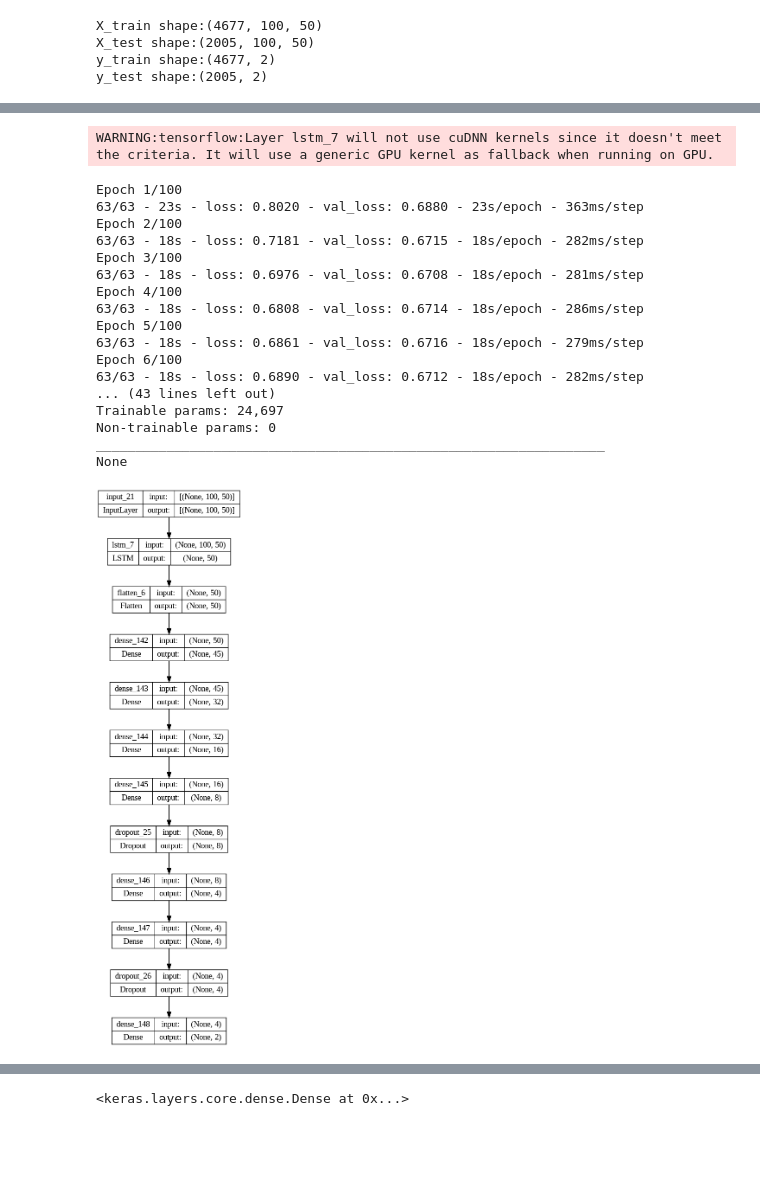
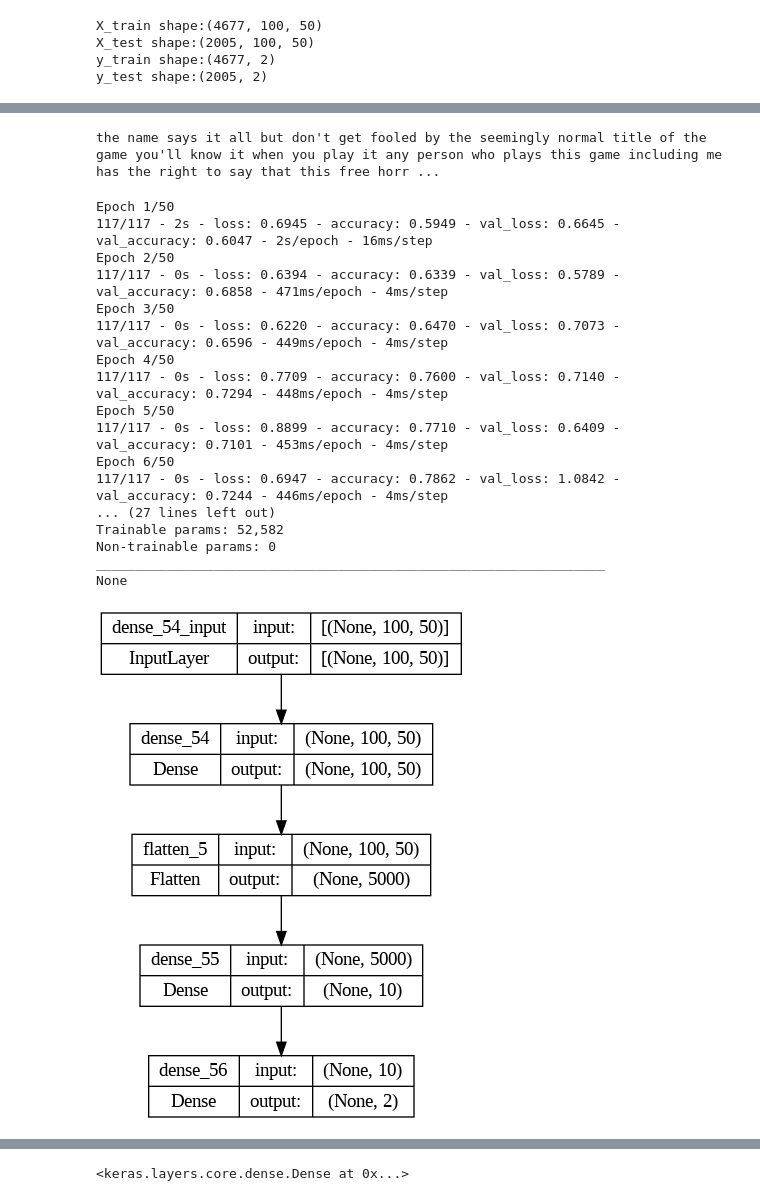
Before and after one commit to JasonTPhillipsJr/CSC215, a Jupyter notebook: FinalProject.ipynb, the cells around one changed output, grey strips where cells are left out. Saved outputs shown, nothing was run; the diff lists cells and outputs as text; code cells hidden in the pictures; blank space fills up the shorter version.

```diff
--- a/FinalProject.ipynb
+++ b/FinalProject.ipynb
@@ -637,58 +756,49 @@ model_final.fit(X_train, y_train,
+# %%
+colors = colorize(attrs_i)
+
+HTML("".join(list(map(hlstr, words, colors))))
+# %% [output]
+the name says it all but don't get fooled by the seemingly normal title of the game you'll know it when you play it any person who plays this game including me has the right to say that this free horr ...
 # %%
-visible11 = Input(shape=(100,50))
-hidden11 = LSTM(50, activation='relu', dropout=.5, recurrent_dropout=.2, return_sequences=False)(visible11)
-hidden21 = Flatten()(hidden11)
-hidden12 = Dense(45, activation='relu')(hidden21)
-hidden13 = Dense(32, activation='relu')(hidden12)
-hidden14 = Dense(16, activation='relu')(hidden13)
-hidden15 = Dense(8, activation='relu')(hidden14)
-drop11 = Dropout(.5)(hidden15)
-hidden16 = Dense(4, activation='relu')(drop11)
+#MODEL 2 (WORKS WELL)
+model = Sequential()
+model.add(Dense(50, input_shape= (100,50), activation='relu'))
+model.add(Flatten())
+model.add(Dense(10, activation='relu'))
+model.add(Dense(2))
 
-
-# interpretation model
-hidden32 = Dense(4, activation='sigmoid')(hidden16)
-drop31 = Dropout(.5)(hidden32)
-output = Dense(2, activation='softmax')(drop31)
-
-
-model = Model(inputs=visible11, outputs=output)
-
-model.compile(loss='categorical_crossentropy', optimizer='adam')
+model.compile(loss='categorical_crossentropy', optimizer='adam', metrics=['accuracy'])
 
 monitor = EarlyStopping(monitor='val_loss', min_delta=1e-3, patience=5, verbose=1, mode='auto')
 
-model.fit(X_test, y_test,
-          validation_data=(X_test, y_test),
-          callbacks=[monitor],
-          verbose=2,
-          epochs=100)
+checkpointer = ModelCheckpoint(filepath="dnn/best_weights.hdf5", verbose=0, save_best_only=True)
+
+model.fit(X_train,y_train,validation_data=(X_test,y_test),callbacks = [monitor, checkpointer],verbose=2,epochs=50)
 
 m_pred = model.predict(X_test)
 m_pred = np.argmax(m_pred,axis=1)
 y_true=np.argmax(y_test,axis=1)
 print(classification_report(y_true, m_pred))
 # summarize layers
 print(model.summary())
 # plot graph
 plot_model(model, show_shapes=True)
 # %% [output]
-WARNING:tensorflow:Layer lstm_7 will not use cuDNN kernels since it doesn't meet the criteria. It will use a generic GPU kernel as fallback when running on GPU.
+Epoch 1/50
+117/117 - 2s - loss: 0.6945 - accuracy: 0.5949 - val_loss: 0.6645 - val_accuracy: 0.6047 - 2s/epoch - 16ms/step
+Epoch 2/50
+117/117 - 0s - loss: 0.6394 - accuracy: 0.6339 - val_loss: 0.5789 - val_accuracy: 0.6858 - 471ms/epoch - 4ms/step
+Epoch 3/50
+117/117 - 0s - loss: 0.6220 - accuracy: 0.6470 - val_loss: 0.7073 - val_accuracy: 0.6596 - 449ms/epoch - 4ms/step
+Epoch 4/50
+117/117 - 0s - loss: 0.7709 - accuracy: 0.7600 - val_loss: 0.7140 - val_accuracy: 0.7294 - 448ms/epoch - 4ms/step
+Epoch 5/50
+117/117 - 0s - loss: 0.8899 - accuracy: 0.7710 - val_loss: 0.6409 - val_accuracy: 0.7101 - 453ms/epoch - 4ms/step
+Epoch 6/50
+117/117 - 0s - loss: 0.6947 - accuracy: 0.7862 - val_loss: 1.0842 - val_accuracy: 0.7244 - 446ms/epoch - 4ms/step
+... (27 lines left out)
+Trainable params: 52,582
+Non-trainable params: 0
+_________________________________________________________________
+None
-Epoch 1/100
-63/63 - 23s - loss: 0.8020 - val_loss: 0.6880 - 23s/epoch - 363ms/step
-Epoch 2/100
-63/63 - 18s - loss: 0.7181 - val_loss: 0.6715 - 18s/epoch - 282ms/step
-Epoch 3/100
-63/63 - 18s - loss: 0.6976 - val_loss: 0.6708 - 18s/epoch - 281ms/step
-Epoch 4/100
-63/63 - 18s - loss: 0.6808 - val_loss: 0.6714 - 18s/epoch - 286ms/step
-Epoch 5/100
-63/63 - 18s - loss: 0.6861 - val_loss: 0.6716 - 18s/epoch - 279ms/step
-Epoch 6/100
-63/63 - 18s - loss: 0.6890 - val_loss: 0.6712 - 18s/epoch - 282ms/step
-... (43 lines left out)
-Trainable params: 24,697
-Non-trainable params: 0
-_________________________________________________________________
-None
-[figure, old version]
+[figure, new version]
```
Also changed, not shown: parts of 71 cells of this notebook.
